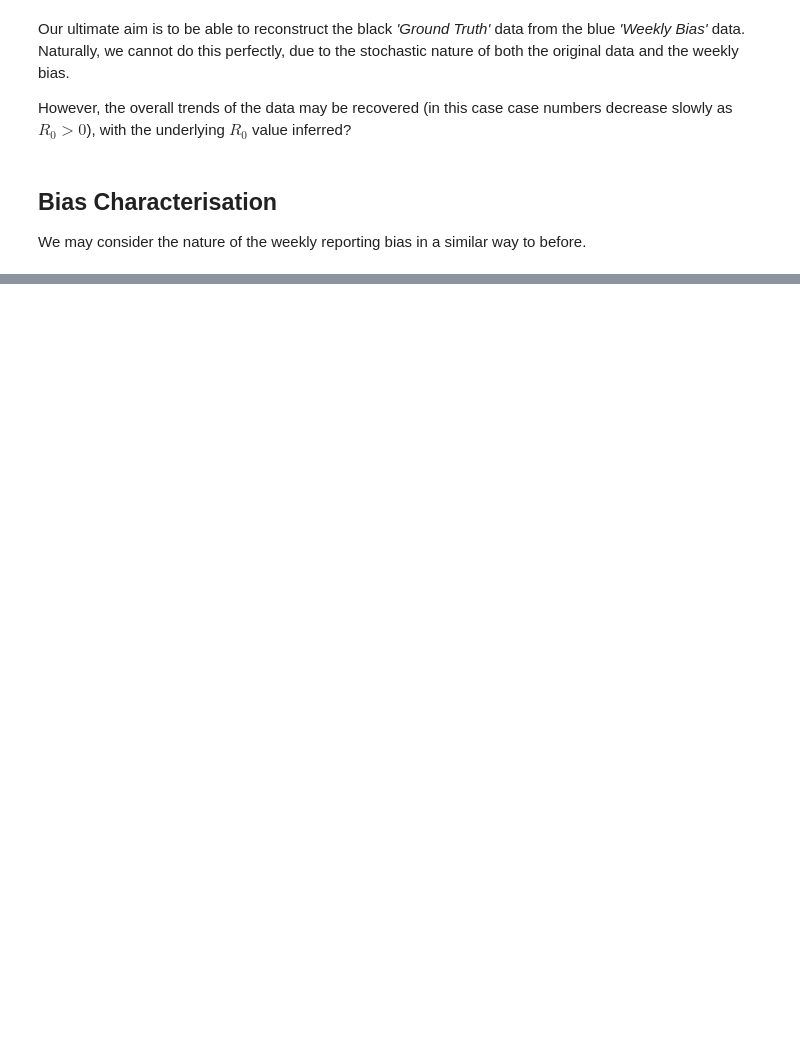
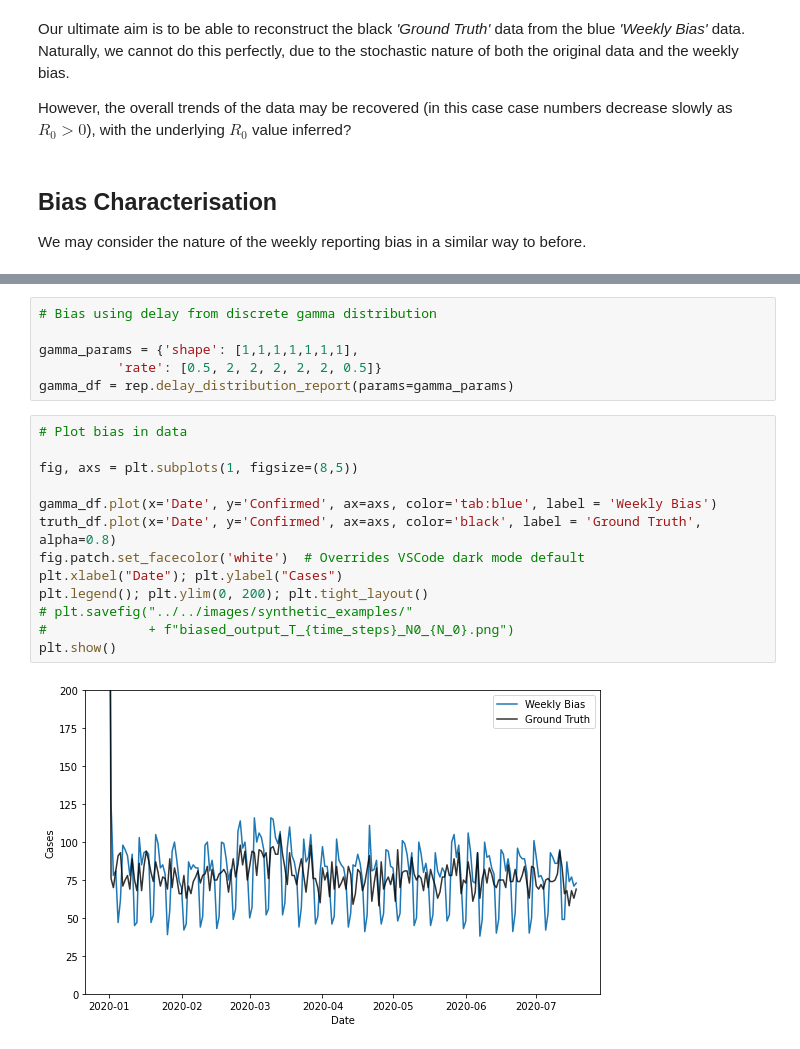
Before and after one commit to KCGallagher/periodic-sampling, a Jupyter notebook: periodic_sampling/synthetic_data.ipynb, the cells around one changed output, grey strips where cells are left out. Saved outputs shown, nothing was run; the diff lists cells and outputs as text; blank space fills up the shorter version.

Commit message:
Gamma distribution delay (#6)

```diff
--- a/periodic_sampling/synthetic_data.ipynb
+++ b/periodic_sampling/synthetic_data.ipynb
@@ -75,0 +91,21 @@ plt.suptitle(''); plt.tight_layout()
+# %%
+# Bias using delay from discrete gamma distribution
+
+gamma_params = {'shape': [1,1,1,1,1,1,1],
+          'rate': [0.5, 2, 2, 2, 2, 2, 0.5]}
+gamma_df = rep.delay_distribution_report(params=gamma_params)
+# %%
+# Plot bias in data
+
+fig, axs = plt.subplots(1, figsize=(8,5))
+
+gamma_df.plot(x='Date', y='Confirmed', ax=axs, color='tab:blue', label = 'Weekly Bias')
+truth_df.plot(x='Date', y='Confirmed', ax=axs, color='black', label = 'Ground Truth', alpha=0.8)
+fig.patch.set_facecolor('white')  # Overrides VSCode dark mode default
+plt.xlabel("Date"); plt.ylabel("Cases")
+plt.legend(); plt.ylim(0, 200); plt.tight_layout()
+# plt.savefig("../../images/synthetic_examples/"
+#             + f"biased_output_T_{time_steps}_N0_{N_0}.png")
+plt.show()
+# %% [output]
+[figure, added]
```
Also changed, not shown: parts of 6 cells of this notebook, 2 other files.
